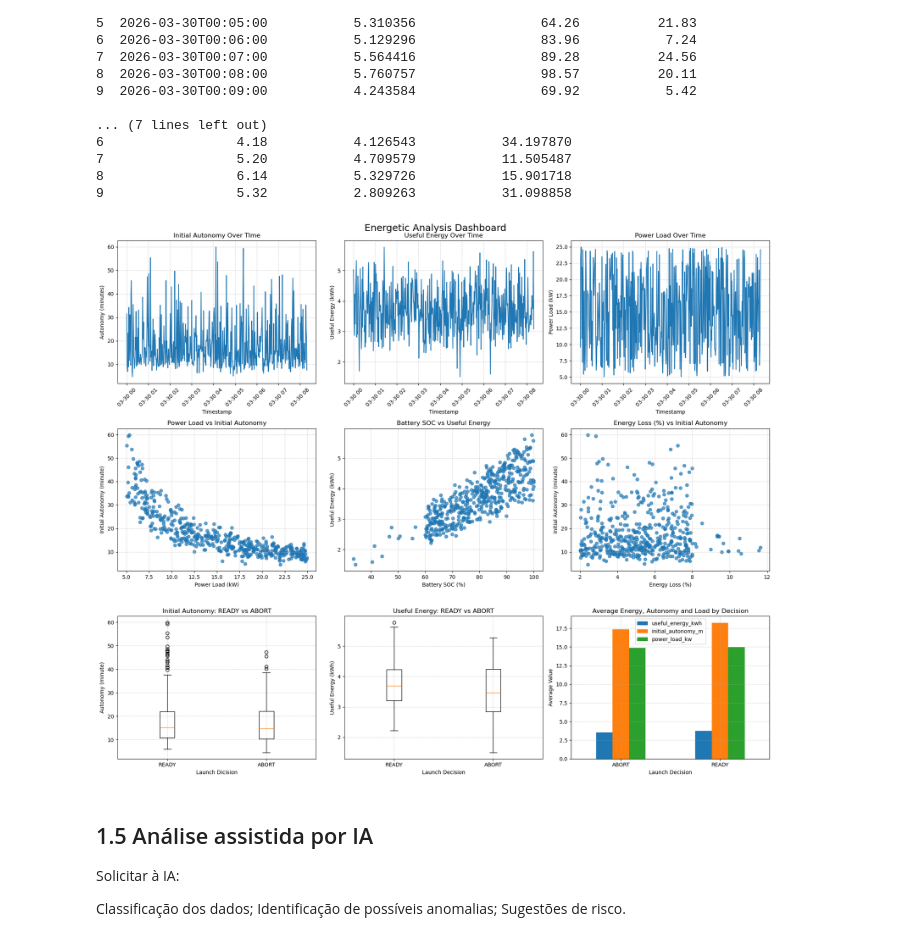
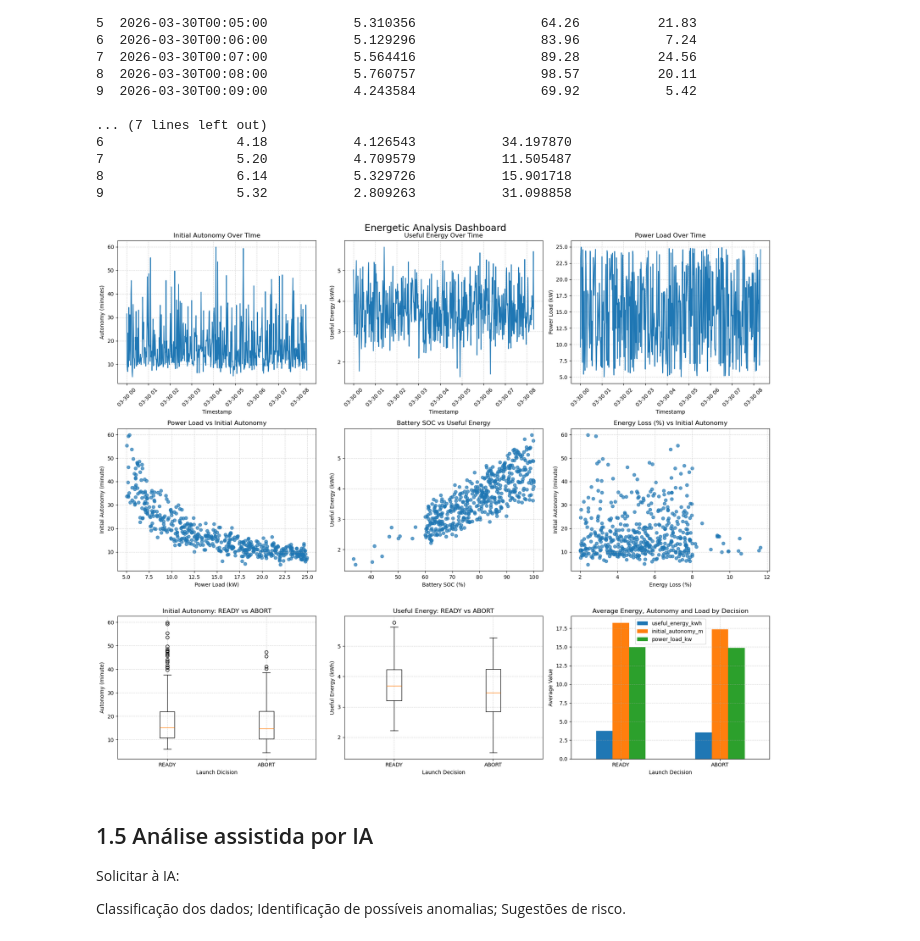
Before and after one commit to RenatoBrevi/Phase-01-Aurora-Siger-Operational-Report, a Jupyter notebook: renato-nascimento-rm-570266-fase-01.ipynb, the cells around one changed output. Saved outputs shown, nothing was run; the diff lists cells and outputs as text; code cells hidden in the pictures.

Commit message:
1.4 change
axe Average Energy, Autonomy and Load by Decision reindex the label "ABORT" and "READY" to "READY" and "ABORT"

```diff
--- a/renato-nascimento-rm-570266-fase-01.ipynb
+++ b/renato-nascimento-rm-570266-fase-01.ipynb
@@ -412,34 +412,36 @@ axes[2, 0].set_ylabel("Autonomy (minute)")
 # BOXPLOT - Useful Energy - READY vs ABORT
 axes[2, 1].boxplot(
     [ready_df["useful_energy_kwh"], abort_df["useful_energy_kwh"]],
     tick_labels=["READY", "ABORT"]
 )
 axes[2, 1].set_title("Useful Energy: READY vs ABORT")
 axes[2, 1].set_xlabel("Launch Decision")
 axes[2, 1].set_ylabel("Useful Energy (kWh)")
 
 # PLOT - means by decision
 decision_means = df.groupby("launch_decision")[[
     "useful_energy_kwh",
     "initial_autonomy_m",
     "power_load_kw"
 ]].mean()
 
+decision_means = decision_means.reindex(["READY", "ABORT"])
+
 decision_means.plot(kind="bar", ax=axes[2, 2])
 axes[2, 2].set_title("Average Energy, Autonomy and Load by Decision")
 axes[2, 2].set_xlabel("Launch Decision")
 axes[2, 2].set_ylabel("Average Value")
 axes[2, 2].tick_params(axis="x", rotation=0)
 
 
 # GRID and transparency
 for ax in axes.flat:
     ax.grid(True, linestyle="--", alpha=0.5)
 
 plt.tight_layout()
 plt.show()
 # %% [output]
-[figure, old version]
+[figure, new version]
 # %% [markdown]
 ## 1.5 Análise assistida por IA
 
```
